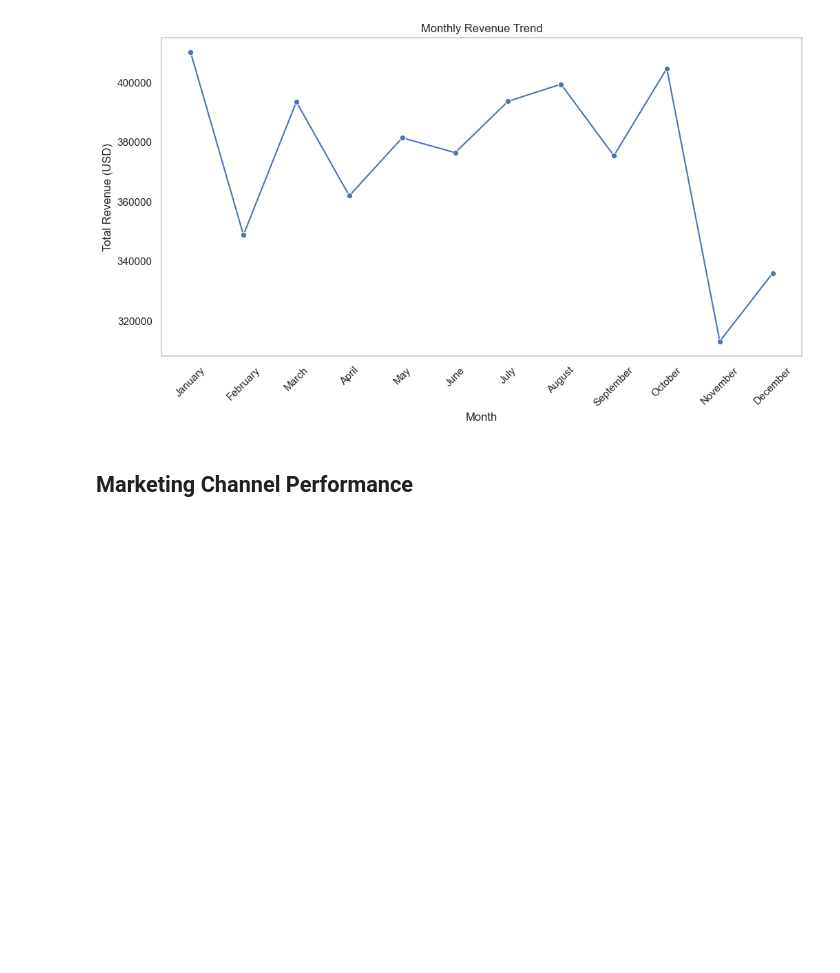
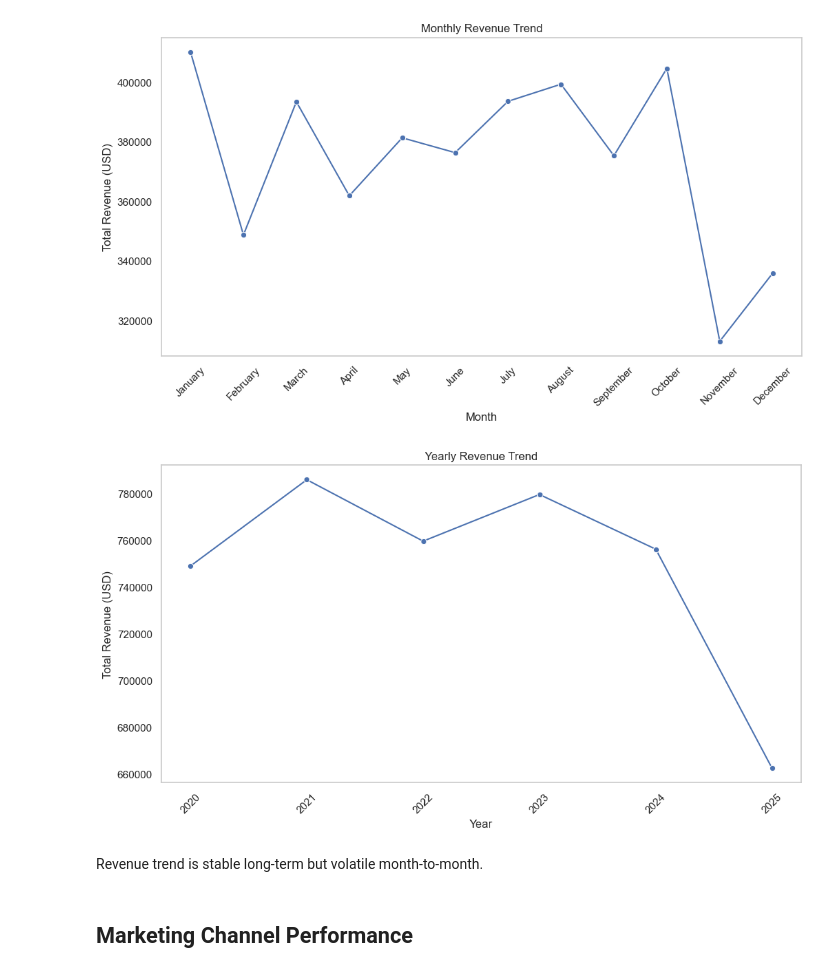
Before and after one commit to ShivNandanJha/E-commerce-Funnel-Analysis, a Jupyter notebook: code.ipynb, the cells around one changed output. Cells and saved outputs as stored; diff of their text form; code cells hidden in the pictures; blank space fills up the shorter version.

```diff
--- a/code.ipynb
+++ b/code.ipynb
@@ -181,6 +199,22 @@ plt.grid()
 plt.show()
 # %% [output]
 [figure]
+# %%
+revenue_by_year = orders.groupby('year')['total_usd'].sum()
+
+
+plt.figure(figsize=(12,6))
+sns.lineplot(x=revenue_by_year.index, y=revenue_by_year.values, marker='o')
+plt.title('Yearly Revenue Trend')
+plt.xlabel('Year')
+plt.ylabel('Total Revenue (USD)')
+plt.xticks(rotation=45)
+plt.grid()
+plt.show()
+# %% [output]
+[figure, added]
+# %% [markdown]
+Revenue trend is stable long-term but volatile month-to-month.
 # %% [markdown]
 ## Marketing Channel Performance
 # %%
```
Also changed, not shown: parts of 9 cells of this notebook.
